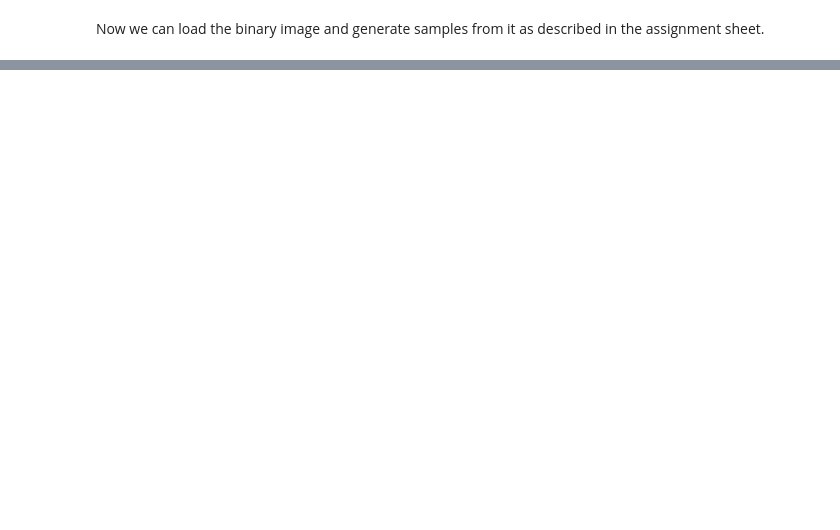
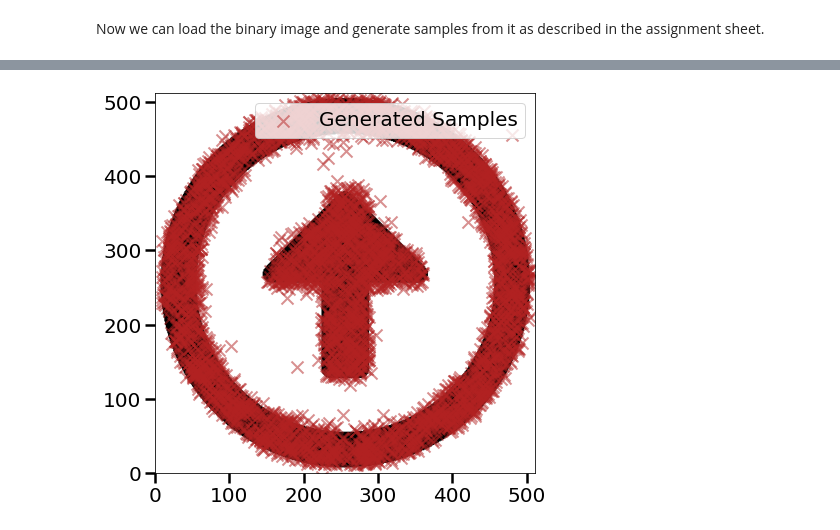
Before and after one commit to FelixSto/NSP_Assignments, a Jupyter notebook: notebooks/assignments/1-6-flows.ipynb, the cells around one changed output, grey strips where cells are left out. Drawn from its saved outputs; the diff is of its cells as text; code cells hidden in the pictures; blank space fills up the shorter version.

```diff
--- a/notebooks/assignments/1-6-flows.ipynb
+++ b/notebooks/assignments/1-6-flows.ipynb
@@ -240,0 +250,11 @@ Text(0, 0.5, 'Y')
+# %%
+from pyro.nn import AutoRegressiveNN
+
+input_dim = 2
+count_bins = 32
+base_dist = dist.Normal(torch.zeros(input_dim), torch.ones(input_dim))
+hidden_dims = [input_dim * 30]*10
+param_dims = [count_bins, count_bins, count_bins - 1, count_bins]
+hypernet = AutoRegressiveNN(input_dim, hidden_dims, param_dims=param_dims)
+transform_auto = T.SplineAutoregressive(input_dim, hypernet, count_bins=count_bins, bound=3)
+flow_dist_auto = dist.TransformedDistribution(base_dist, [transform_auto])
@@ -240,0 +304,14 @@ Text(0, 0.5, 'Y')
+# %%
+%%time
+
+# generate samples from the learned distribution
+samples_auto = flow_dist_auto.sample(torch.Size([5000,])).detach().numpy()
+samples_auto = (samples_auto/2+0.5)*512
+
+fig, ax = plt.subplots(figsize=(7, 7))
+ax.imshow(img, cmap='gray', vmin=0, vmax=255, origin='lower')
+ax.scatter(samples_auto[:,0], samples_auto[:,1], color='firebrick', label='Generated Samples', alpha=0.5,  marker='x')
+ax.set_xlim([0,512])
+ax.set_ylim([0,512])
+_ = ax.legend(loc="upper right")
+# %% [output]
@@ -240,0 +319 @@ Text(0, 0.5, 'Y')
+[figure, added]
```
Also changed, not shown: parts of 50 cells of this notebook, 1 other file.
